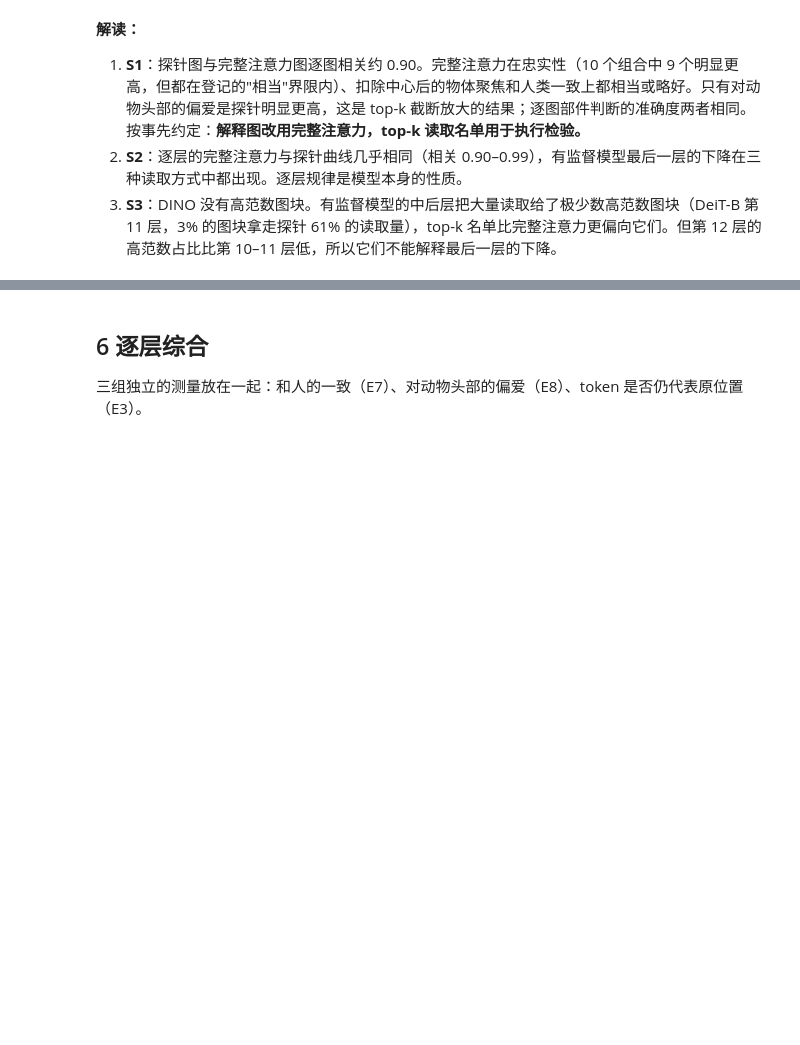
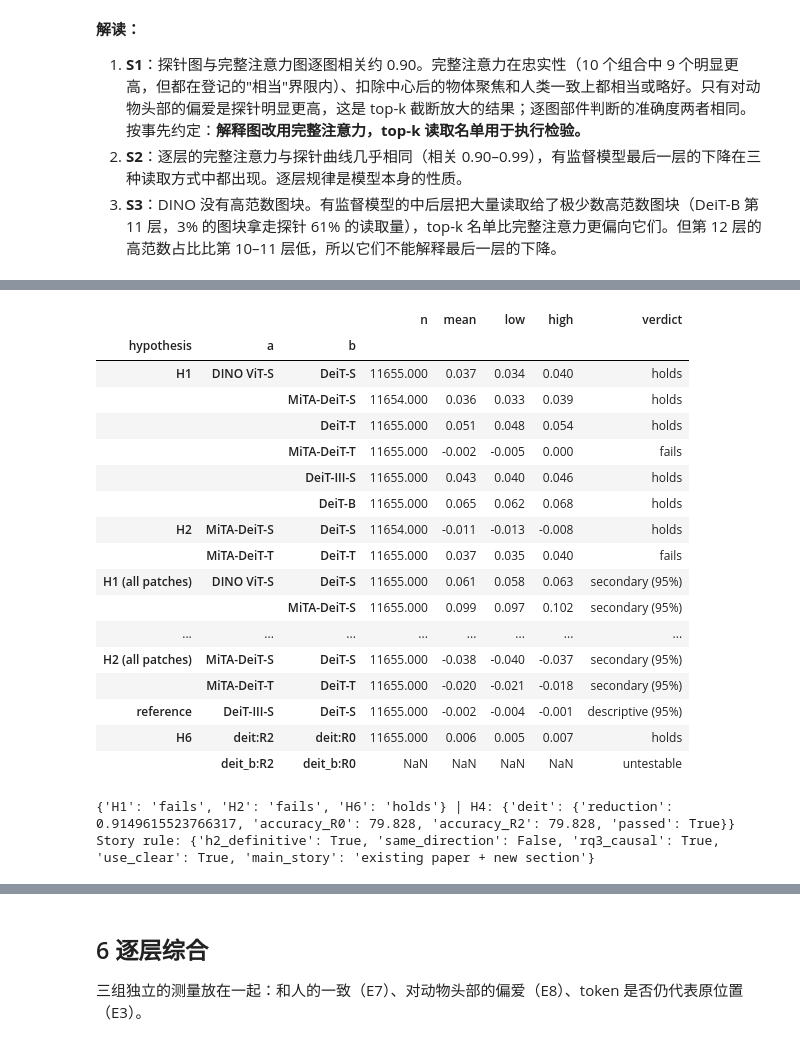
Before and after one commit to hhuang999/MITA-VIT, a Jupyter notebook: notebooks/mita_probe_research.ipynb, the cells around one changed output, grey strips where cells are left out. Drawn from its saved outputs; the diff is of its cells as text; code cells hidden in the pictures; blank space fills up the shorter version.

```diff
--- a/notebooks/mita_probe_research.ipynb
+++ b/notebooks/mita_probe_research.ipynb
@@ -1261,0 +1272,31 @@ display(pd.read_csv(SUP / 's3_tests.csv').assign(model=lambda f: f.model.map(MOD
+# %%
+BUD = EXP / '2026-11-03_ab_analysis_formal'
+BUD_LABELS = {'deit': 'DeiT-S', 'mita': 'MiTA-DeiT-S', 'deit_t': 'DeiT-T', 'mita_t': 'MiTA-DeiT-T',
+              'deit3_s': 'DeiT-III-S', 'deit_b': 'DeiT-B', 'dino': 'DINO ViT-S'}
+judgements = pd.read_csv(BUD / 'judgements.csv')
+shown = judgements.assign(a=judgements.a.map(lambda v: BUD_LABELS.get(v, v)), b=judgements.b.map(lambda v: BUD_LABELS.get(v, v)))
+display(shown.round(4).set_index(['hypothesis', 'a', 'b'])[['n', 'mean', 'low', 'high', 'verdict']])
+summary_budget = json.loads((BUD / 'summary.json').read_text())
+print({h: summary_budget[h] for h in ('H1', 'H2', 'H6')}, '| H4:', summary_budget['H4'])
+print('Story rule:', summary_budget['story'])
+# %% [output]
+|  |  |  | n | mean | low | high | verdict |
+| hypothesis | a | b |  |  |  |  |  |
+| H1 | DINO ViT-S | DeiT-S | 11655.000 | 0.037 | 0.034 | 0.040 | holds |
+|  |  | MiTA-DeiT-S | 11654.000 | 0.036 | 0.033 | 0.039 | holds |
+|  |  | DeiT-T | 11655.000 | 0.051 | 0.048 | 0.054 | holds |
+|  |  | MiTA-DeiT-T | 11655.000 | -0.002 | -0.005 | 0.000 | fails |
+|  |  | DeiT-III-S | 11655.000 | 0.043 | 0.040 | 0.046 | holds |
+|  |  | DeiT-B | 11655.000 | 0.065 | 0.062 | 0.068 | holds |
+| H2 | MiTA-DeiT-S | DeiT-S | 11654.000 | -0.011 | -0.013 | -0.008 | holds |
+|  | MiTA-DeiT-T | DeiT-T | 11655.000 | 0.037 | 0.035 | 0.040 | fails |
+| H1 (all patches) | DINO ViT-S | DeiT-S | 11655.000 | 0.061 | 0.058 | 0.063 | secondary (95%) |
+|  |  | MiTA-DeiT-S | 11655.000 | 0.099 | 0.097 | 0.102 | secondary (95%) |
+| ... | ... | ... | ... | ... | ... | ... | ... |
+| H2 (all patches) | MiTA-DeiT-S | DeiT-S | 11655.000 | -0.038 | -0.040 | -0.037 | secondary (95%) |
+|  | MiTA-DeiT-T | DeiT-T | 11655.000 | -0.020 | -0.021 | -0.018 | secondary (95%) |
+| reference | DeiT-III-S | DeiT-S | 11655.000 | -0.002 | -0.004 | -0.001 | descriptive (95%) |
+| H6 | deit:R2 | deit:R0 | 11655.000 | 0.006 | 0.005 | 0.007 | holds |
+|  | deit_b:R2 | deit_b:R0 | NaN | NaN | NaN | NaN | untestable |
+{'H1': 'fails', 'H2': 'fails', 'H6': 'holds'} | H4: {'deit': {'reduction': 0.9149615523766317, 'accuracy_R0': 79.828, 'accuracy_R2': 79.828, 'passed': True}}
+Story rule: {'h2_definitive': True, 'same_direction': False, 'rq3_causal': True, 'use_clear': True, 'main_story': 'existing paper + new section'}
```
Also changed, not shown: parts of 7 cells of this notebook, 3 other files.
